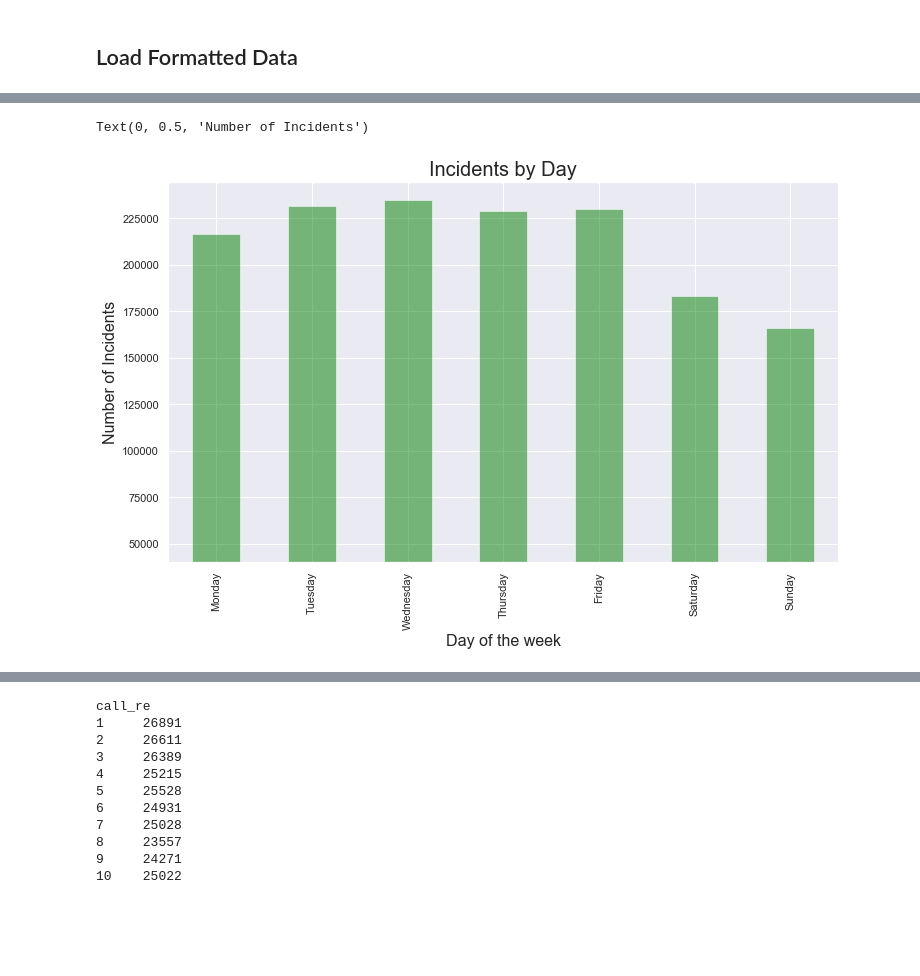
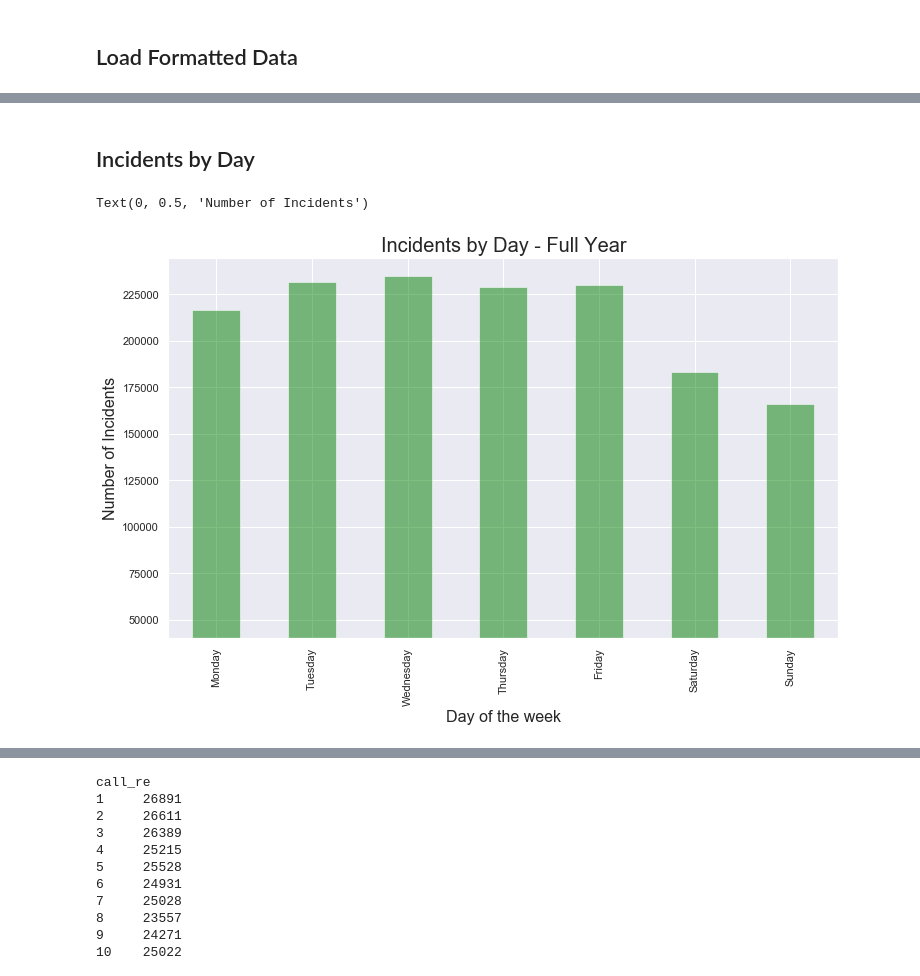
Before and after one commit to dspaulding94/Metro_Police_Incident_Analysis, a Jupyter notebook: 2013.ipynb, the cells around one changed output, grey strips where cells are left out. Cells and saved outputs as stored; diff of their text form; code cells hidden in the pictures; blank space fills up the shorter version.

```diff
--- a/2013.ipynb
+++ b/2013.ipynb
@@ -63,4 +44,4 @@ memory usage: 175.6+ MB
 # %% [markdown]
 ## Load Formatted Data
 # %%
-df_13 = pd.read_csv('./data/df_2013_formatted.csv')
+data = pd.read_csv('./data/df_2013_formatted_with_zip.csv')
@@ -72,0 +53,2 @@ KeyError: 'Tencode Description'
+# %%
+data['call_re'] = pd.to_datetime(data['call_re'])
@@ -75,17 +75,19 @@ KeyError: 'Tencode Description'
+# %% [markdown]
+## Incidents by Day
 # %%
 # Number of scooter per day of the week
 day_incidents = data.groupby(data['call_re'].dt.dayofweek).count().call_re
 
 # Replace the day integers by day names.
 day_incidents.index=[calendar.day_name[x] for x in range(0,7)]
 
 # plot accidents per day
 Img2 = day_incidents.plot(kind='bar',figsize=(12,7), color='green', alpha=0.5, bottom = 40000)
 
 # title and x,y labels
-plt.title('Incidents by Day', fontsize=20)
+plt.title('Incidents by Day - Full Year', fontsize=20)
 plt.xlabel('Day of the week',fontsize=16)
 plt.ylabel('Number of Incidents',fontsize=16)
 # %% [output]
 Text(0, 0.5, 'Number of Incidents')
-[figure, old version]
+[figure, new version]
```
Also changed, not shown: parts of 40 cells of this notebook, 1 other file.
